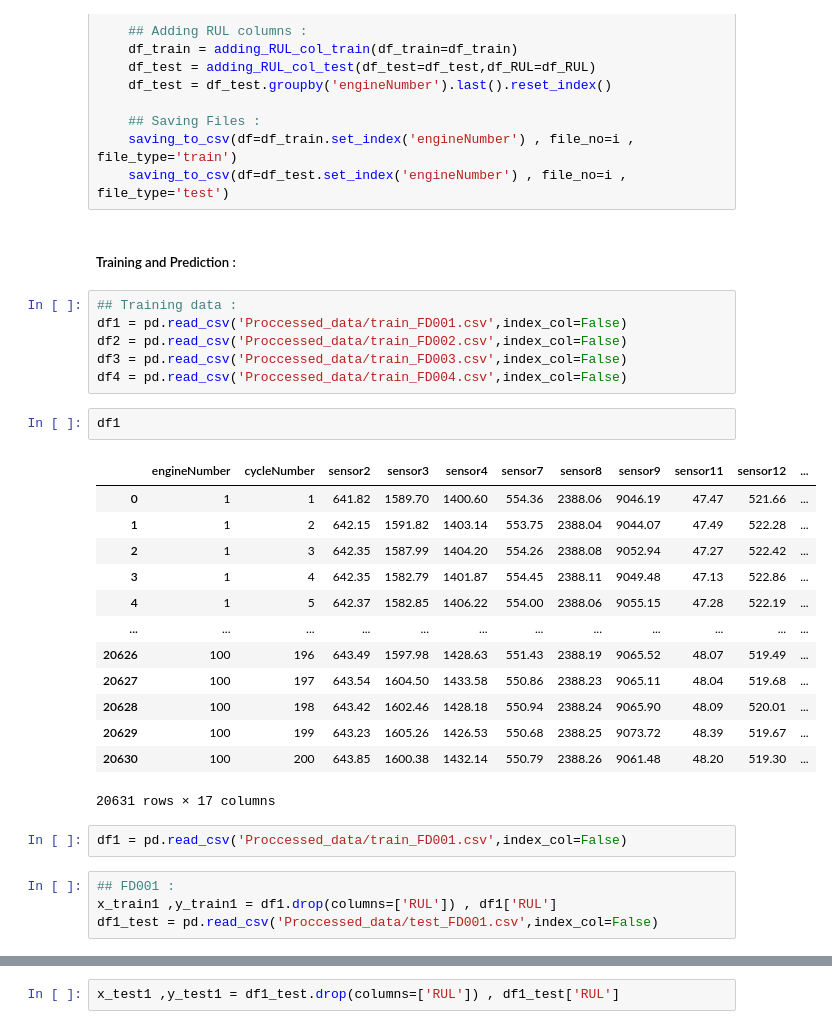
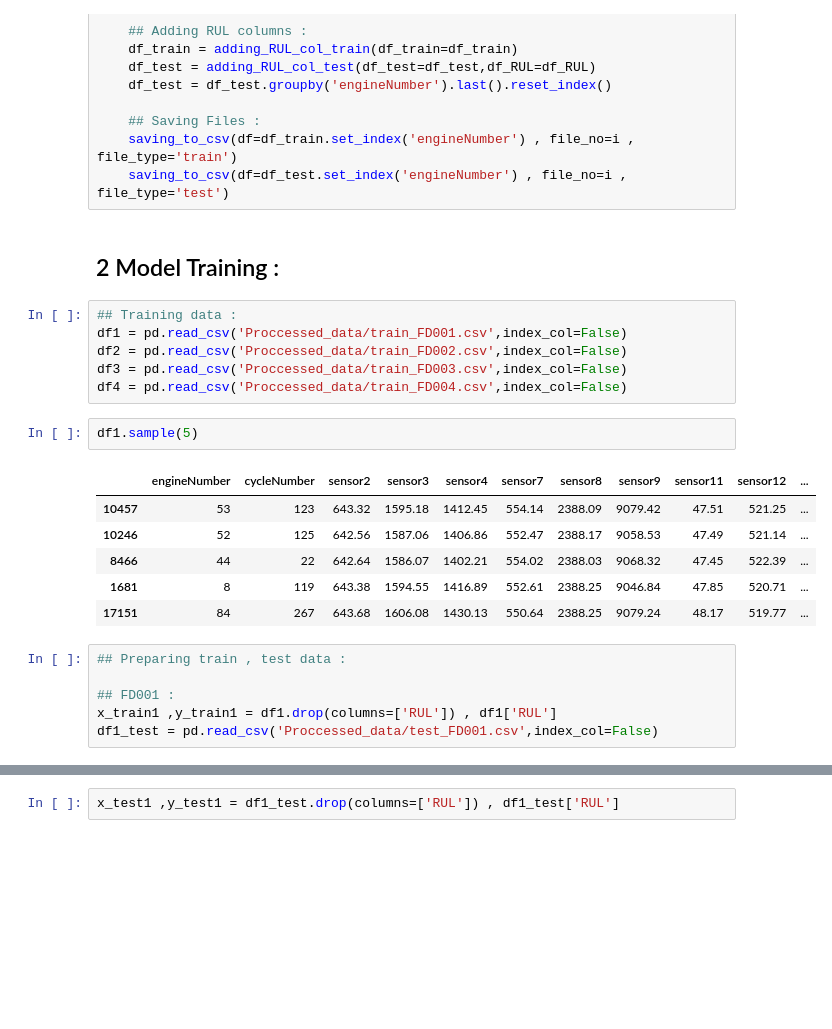
Before and after one commit to Vinayakmane47/NASA-turbofan-ML-Project-AIOPS, a Jupyter notebook: EDA_FE_Training.ipynb, the cells around one changed output, grey strips where cells are left out. Saved outputs shown, nothing was run; the diff lists cells and outputs as text; blank space fills up the shorter version.

```diff
--- a/EDA_FE_Training.ipynb
+++ b/EDA_FE_Training.ipynb
@@ -205,7 +188,7 @@ for i in range(1,5):
     saving_to_csv(df=df_train.set_index('engineNumber') , file_no=i , file_type='train')
     saving_to_csv(df=df_test.set_index('engineNumber') , file_no=i , file_type='test')
 # %% [markdown]
-##### Training and Prediction :
+## 2 Model Training :
 # %%
 ## Training data :
 df1 = pd.read_csv('Proccessed_data/train_FD001.csv',index_col=False)
@@ -213,24 +196,17 @@ df2 = pd.read_csv('Proccessed_data/train_FD002.csv',index_col=False)
 df3 = pd.read_csv('Proccessed_data/train_FD003.csv',index_col=False)
 df4 = pd.read_csv('Proccessed_data/train_FD004.csv',index_col=False)
 # %%
-df1
+df1.sample(5)
 # %% [output]
 |  | engineNumber | cycleNumber | sensor2 | sensor3 | sensor4 | sensor7 | sensor8 | sensor9 | sensor11 | sensor12 | ... |
-| 0 | 1 | 1 | 641.82 | 1589.70 | 1400.60 | 554.36 | 2388.06 | 9046.19 | 47.47 | 521.66 | ... |
-| 1 | 1 | 2 | 642.15 | 1591.82 | 1403.14 | 553.75 | 2388.04 | 9044.07 | 47.49 | 522.28 | ... |
-| 2 | 1 | 3 | 642.35 | 1587.99 | 1404.20 | 554.26 | 2388.08 | 9052.94 | 47.27 | 522.42 | ... |
-| 3 | 1 | 4 | 642.35 | 1582.79 | 1401.87 | 554.45 | 2388.11 | 9049.48 | 47.13 | 522.86 | ... |
-| 4 | 1 | 5 | 642.37 | 1582.85 | 1406.22 | 554.00 | 2388.06 | 9055.15 | 47.28 | 522.19 | ... |
-| ... | ... | ... | ... | ... | ... | ... | ... | ... | ... | ... | ... |
-| 20626 | 100 | 196 | 643.49 | 1597.98 | 1428.63 | 551.43 | 2388.19 | 9065.52 | 48.07 | 519.49 | ... |
-| 20627 | 100 | 197 | 643.54 | 1604.50 | 1433.58 | 550.86 | 2388.23 | 9065.11 | 48.04 | 519.68 | ... |
-| 20628 | 100 | 198 | 643.42 | 1602.46 | 1428.18 | 550.94 | 2388.24 | 9065.90 | 48.09 | 520.01 | ... |
-| 20629 | 100 | 199 | 643.23 | 1605.26 | 1426.53 | 550.68 | 2388.25 | 9073.72 | 48.39 | 519.67 | ... |
-| 20630 | 100 | 200 | 643.85 | 1600.38 | 1432.14 | 550.79 | 2388.26 | 9061.48 | 48.20 | 519.30 | ... |
+| 10457 | 53 | 123 | 643.32 | 1595.18 | 1412.45 | 554.14 | 2388.09 | 9079.42 | 47.51 | 521.25 | ... |
+| 10246 | 52 | 125 | 642.56 | 1587.06 | 1406.86 | 552.47 | 2388.17 | 9058.53 | 47.49 | 521.14 | ... |
+| 8466 | 44 | 22 | 642.64 | 1586.07 | 1402.21 | 554.02 | 2388.03 | 9068.32 | 47.45 | 522.39 | ... |
+| 1681 | 8 | 119 | 643.38 | 1594.55 | 1416.89 | 552.61 | 2388.25 | 9046.84 | 47.85 | 520.71 | ... |
+| 17151 | 84 | 267 | 643.68 | 1606.08 | 1430.13 | 550.64 | 2388.25 | 9079.24 | 48.17 | 519.77 | ... |
-20631 rows × 17 columns
-# %%
-df1 = pd.read_csv('Proccessed_data/train_FD001.csv',index_col=False)
 # %%
+## Preparing train , test data :
+
 ## FD001 :
 x_train1 ,y_train1 = df1.drop(columns=['RUL']) , df1['RUL']
 df1_test = pd.read_csv('Proccessed_data/test_FD001.csv',index_col=False)
```
Also changed, not shown: parts of 81 cells of this notebook.
